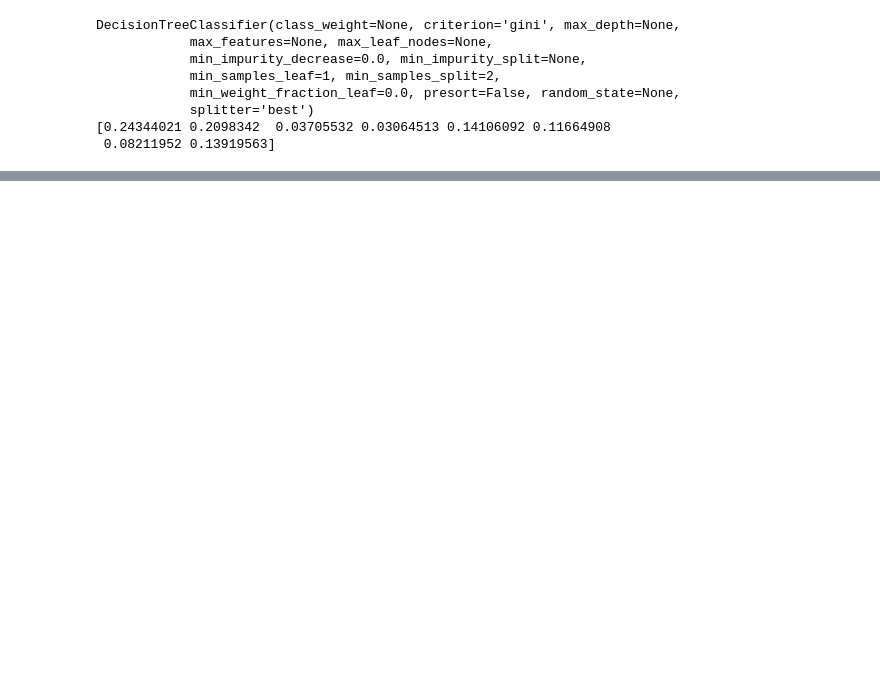
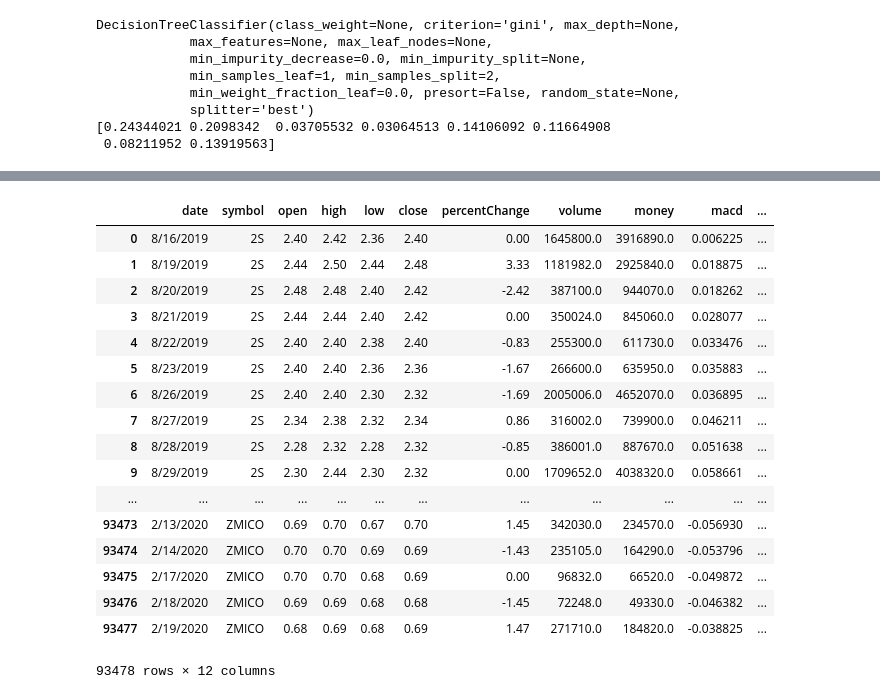
Before and after one commit to KitmanNorth/ML-for-stock-port-management, a Jupyter notebook: Test_model.ipynb, the cells around one changed output, grey strips where cells are left out. Cells and saved outputs as stored; diff of their text form; code cells hidden in the pictures; blank space fills up the shorter version.

```diff
--- a/Test_model.ipynb
+++ b/Test_model.ipynb
@@ -15,14 +15,12 @@ DecisionTreeClassifier(class_weight=None, criterion='gini', max_depth=None,
  0.08211952 0.13919563]
 # %%
 import pandas as pd
-df = pd.read_csv('../ML-for-stock-port-management/trade-set50.csv')
+df = pd.read_csv('../ML-for-stock-port-management/stock_test.csv')
 # X_test = df[['Money', 'Money5', 'SMA5', 'Last', 'MACD', 'MACD10', 'RSI']]
 # X_test = df[['Last', 'ChangePercent', 'Money']]
-# X_test = df[['Money', 'Money5', 'SMA5', 'Last', 'MACD', 'MACD10', 'RSI', 'ChangePercent']]
+X_test = df[['Money', 'Money5', 'SMA5', 'Last', 'MACD', 'MACD10', 'RSI', 'ChangePercent']]
 # X_test = df[['Money', 'Money5', 'MACD', 'MACD10', 'ChangePercent']]
-# y_test = df['Status']
-X_test = df[['money', 'money5', 'sma5', 'close', 'macd', 'macd10', 'rsi', 'percentChange']]
-y_test = df['status']
+y_test = df['Status']
 
 # X_test.columns = ['f0', 'f1', 'f2', 'f3', 'f4', 'f5', 'f6']
 # X_test.columns = ['f0', 'f1', 'f2']
@@ -82,6 +86,25 @@ df
 # %%
 # save prediction to csv
-for i in range(0,2256):
-#     print(i)
-    df.iloc[i,14] = y_pred[i]
-df.to_csv('trade-set50.csv', index=None)
+trade = pd.read_csv('trade-db.csv')
+for i in range(len(trade)):
+    trade.loc[i,'status'] = y_pred[i]
+trade
+# %% [output]
+|  | date | symbol | open | high | low | close | percentChange | volume | money | macd | ... |
+| 0 | 8/16/2019 | 2S | 2.40 | 2.42 | 2.36 | 2.40 | 0.00 | 1645800.0 | 3916890.0 | 0.006225 | ... |
+| 1 | 8/19/2019 | 2S | 2.44 | 2.50 | 2.44 | 2.48 | 3.33 | 1181982.0 | 2925840.0 | 0.018875 | ... |
+| 2 | 8/20/2019 | 2S | 2.48 | 2.48 | 2.40 | 2.42 | -2.42 | 387100.0 | 944070.0 | 0.018262 | ... |
+| 3 | 8/21/2019 | 2S | 2.44 | 2.44 | 2.40 | 2.42 | 0.00 | 350024.0 | 845060.0 | 0.028077 | ... |
+| 4 | 8/22/2019 | 2S | 2.40 | 2.40 | 2.38 | 2.40 | -0.83 | 255300.0 | 611730.0 | 0.033476 | ... |
+| 5 | 8/23/2019 | 2S | 2.40 | 2.40 | 2.36 | 2.36 | -1.67 | 266600.0 | 635950.0 | 0.035883 | ... |
+| 6 | 8/26/2019 | 2S | 2.40 | 2.40 | 2.30 | 2.32 | -1.69 | 2005006.0 | 4652070.0 | 0.036895 | ... |
+| 7 | 8/27/2019 | 2S | 2.34 | 2.38 | 2.32 | 2.34 | 0.86 | 316002.0 | 739900.0 | 0.046211 | ... |
+| 8 | 8/28/2019 | 2S | 2.28 | 2.32 | 2.28 | 2.32 | -0.85 | 386001.0 | 887670.0 | 0.051638 | ... |
+| 9 | 8/29/2019 | 2S | 2.30 | 2.44 | 2.30 | 2.32 | 0.00 | 1709652.0 | 4038320.0 | 0.058661 | ... |
+| ... | ... | ... | ... | ... | ... | ... | ... | ... | ... | ... | ... |
+| 93473 | 2/13/2020 | ZMICO | 0.69 | 0.70 | 0.67 | 0.70 | 1.45 | 342030.0 | 234570.0 | -0.056930 | ... |
+| 93474 | 2/14/2020 | ZMICO | 0.70 | 0.70 | 0.69 | 0.69 | -1.43 | 235105.0 | 164290.0 | -0.053796 | ... |
+| 93475 | 2/17/2020 | ZMICO | 0.70 | 0.70 | 0.68 | 0.69 | 0.00 | 96832.0 | 66520.0 | -0.049872 | ... |
+| 93476 | 2/18/2020 | ZMICO | 0.69 | 0.69 | 0.68 | 0.68 | -1.45 | 72248.0 | 49330.0 | -0.046382 | ... |
+| 93477 | 2/19/2020 | ZMICO | 0.68 | 0.69 | 0.68 | 0.69 | 1.47 | 271710.0 | 184820.0 | -0.038825 | ... |
+93478 rows × 12 columns
```
Also changed, not shown: parts of 9 cells of this notebook, 10 other files.
